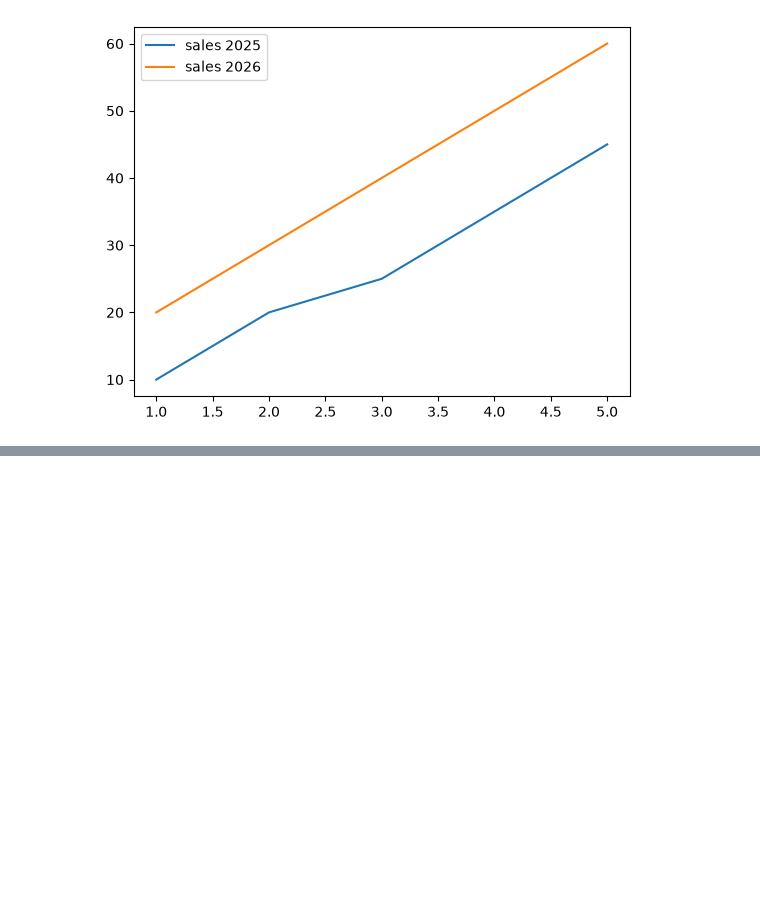
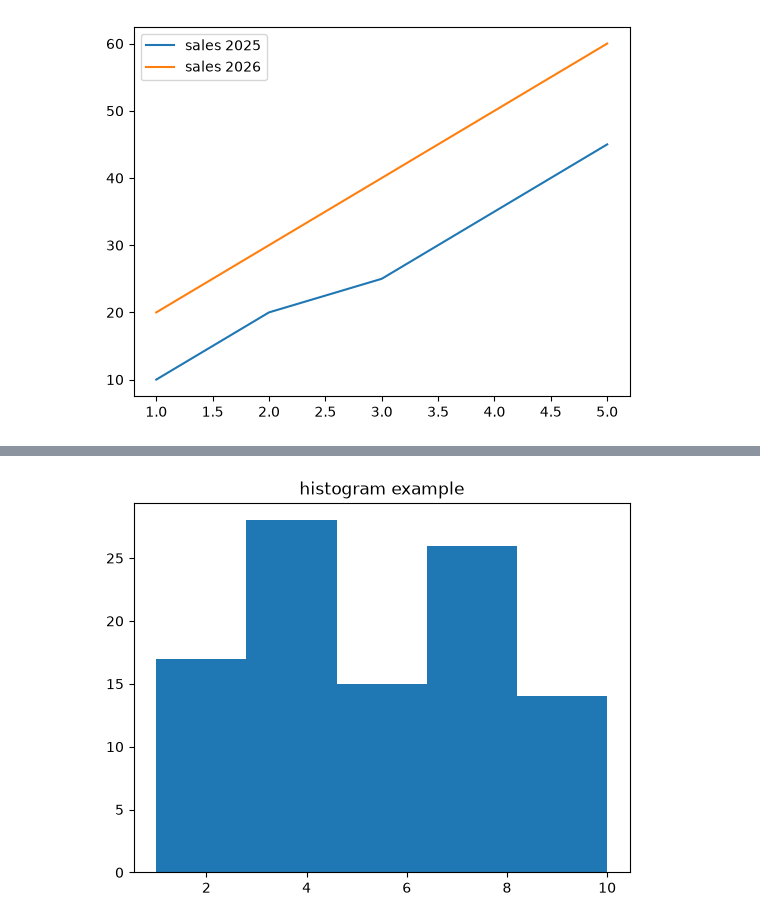
Before and after one commit to kaflebiplob/ML_BASICS, a Jupyter notebook: matplotlib_basics/matplotlib_basics.ipynb, the cells around one changed output, grey strips where cells are left out. Drawn from its saved outputs; the diff is of its cells as text; code cells hidden in the pictures; blank space fills up the shorter version.

Commit message:
feat: (matplotlib) basic histogram function

```diff
--- a/matplotlib_basics/matplotlib_basics.ipynb
+++ b/matplotlib_basics/matplotlib_basics.ipynb
@@ -40,0 +46,9 @@ plt.show()
+# %%
+import random
+data = [random.randint(1,10) for _ in range(100)]
+
+plt.hist(data,bins=5)
+plt.title("histogram example")
+plt.show()
+# %% [output]
+[figure, added]
```
Also changed, not shown: parts of 2 cells of this notebook.
